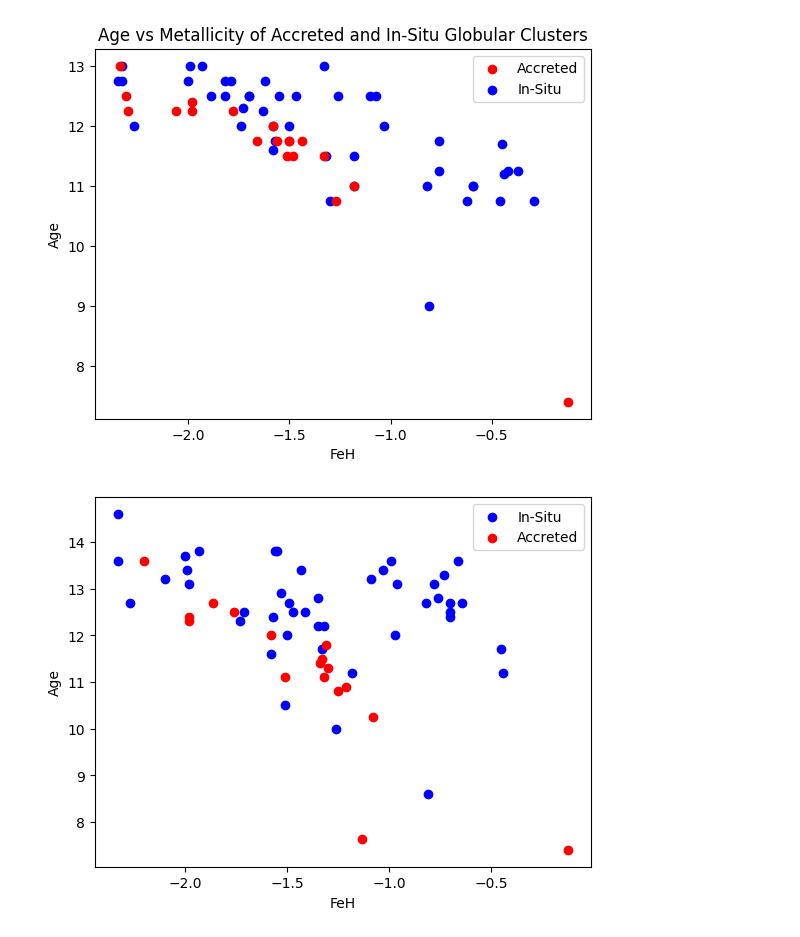
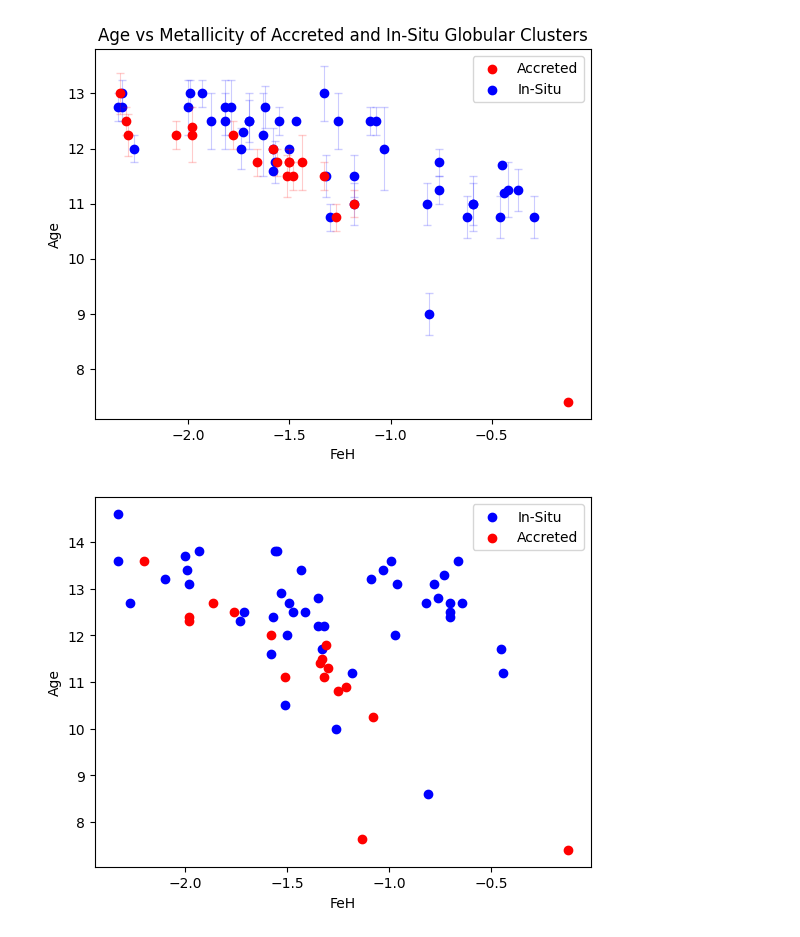
Before and after one commit to vishnusivamogga/PHYS3116_shrek, a Jupyter notebook: age_metallicity.ipynb, the cells around one changed output. Cells and saved outputs as stored; diff of their text form; code cells hidden in the pictures.

Commit message:
error bars update

```diff
--- a/age_metallicity.ipynb
+++ b/age_metallicity.ipynb
@@ -81,23 +83,26 @@ InSitu.reset_index(drop=True, inplace=True)
 # %%
 
-mask = Accreted['ID'].isin(set_accreted)
+#mask = Accreted['ID'].isin(set_accreted)
 
 
 fig, ax = plt.subplots()
 
-
-ax.scatter(Accreted['FeH'], Accreted['Age'], color='red', label='Accreted',zorder=2)
-ax.scatter(InSitu['FeH'], InSitu['Age'], color='blue', label='In-Situ',zorder=1)
+ax.scatter(Accreted['FeH'], Accreted['Age'], color='red', label='Accreted', zorder=2)
+ax.errorbar(Accreted['FeH'], Accreted['Age'], yerr=Accreted['Age_err'], fmt='none', ecolor='red', capsize=3, zorder=2, linewidth=0.8, alpha=0.2)
+ax.scatter(InSitu['FeH'], InSitu['Age'], color='blue', label='In-Situ', zorder=1)
+ax.errorbar(InSitu['FeH'], InSitu['Age'], yerr=InSitu['Age_err'], fmt='none', ecolor='blue', capsize=3, zorder=1, linewidth=0.8, alpha=0.2)
+#ax.scatter(Accreted['FeH'], Accreted['Age'], yerr=Accreted['Age_err'], color='red', label='Accreted',zorder=2)
+#ax.scatter(InSitu['FeH'], InSitu['Age'],yerr=Accreted["Age_err"], color='blue', label='In-Situ',zorder=1)
 
 # Add labels and legend
 ax.set_xlabel('FeH')
 ax.set_ylabel('Age')
 ax.legend()
 ax.set_title('Age vs Metallicity of Accreted and In-Situ Globular Clusters')
 
 plt.show()
 # %% [output]
-[figure, old version]
+[figure, new version]
 # %%
 # Create a mask for IDs in int_accreted
 mask = Krause['Object'].isin(set_accreted)
```
Also changed, not shown: parts of 2 cells of this notebook.
